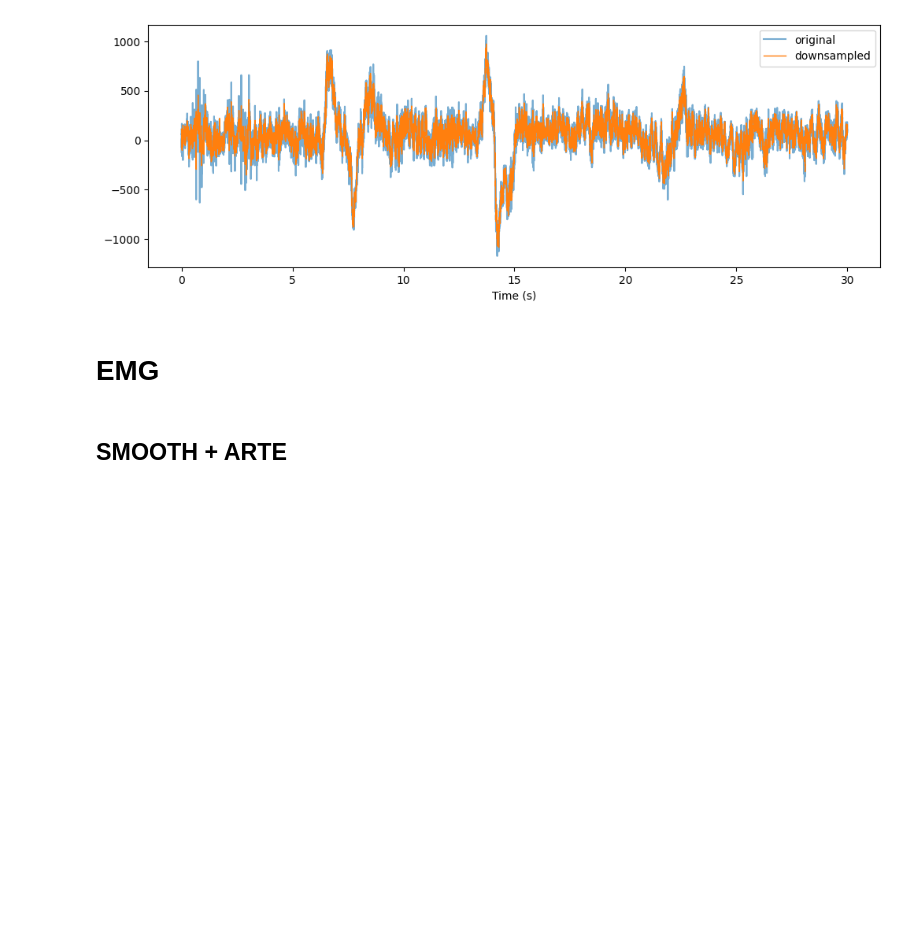
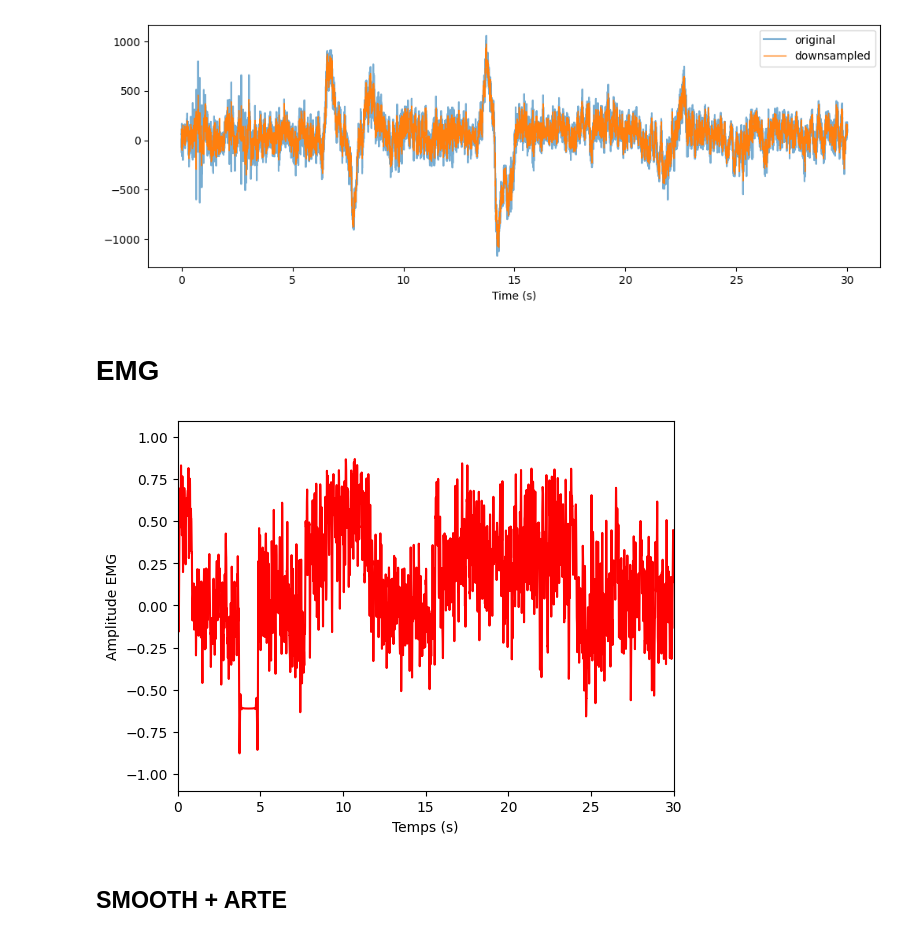
Before and after one commit to NouhaylaEnnadri/Sandman, a Jupyter notebook: HPC_rat1_j1.ipynb, the cells around one changed output. Drawn from its saved outputs; the diff is of its cells as text; code cells hidden in the pictures; blank space fills up the shorter version.

```diff
--- a/HPC_rat1_j1.ipynb
+++ b/HPC_rat1_j1.ipynb
@@ -532,3 +533,20 @@ compare_segment(signal_PFC, pfc_500, fs_orig, fs_pfc_500, start_s=0, dur_s=30)
+# %%
+emg_result = compute_emg_buzsakiMethod(
+    x=500,             # fréquence finale Échantillonnage EMG
+    y=2500,            # fréquence initiale des signaux
+    sig1=hpc_clean,    # signal 1
+    sig2=pfc_clean,    # signal 2
+    smoothWindow=201    # taille de la fenêtre de lissage, par exemple 51
+)
+# %%
+plt.plot(emg_result['timestamps'], emg_result['smoothed'], label ="EMG gaussian", color="red")
+# plt.plot(emg_result['timestamps'], emg_result['data'], label="EMG brut", color = "green")
+plt.xlabel("Temps (s)")
+plt.ylabel("Amplitude EMG")
+plt.xlim(0, 30)
+plt.show()
+# %% [output]
+[figure, added]
 # %%
 emg_dict = compute_emg_buzsakiMethod(
     x=100,             # fréquence cible du signal EMG proxy (100 Hz recommandé)
```
Also changed, not shown: parts of 8 cells of this notebook.
